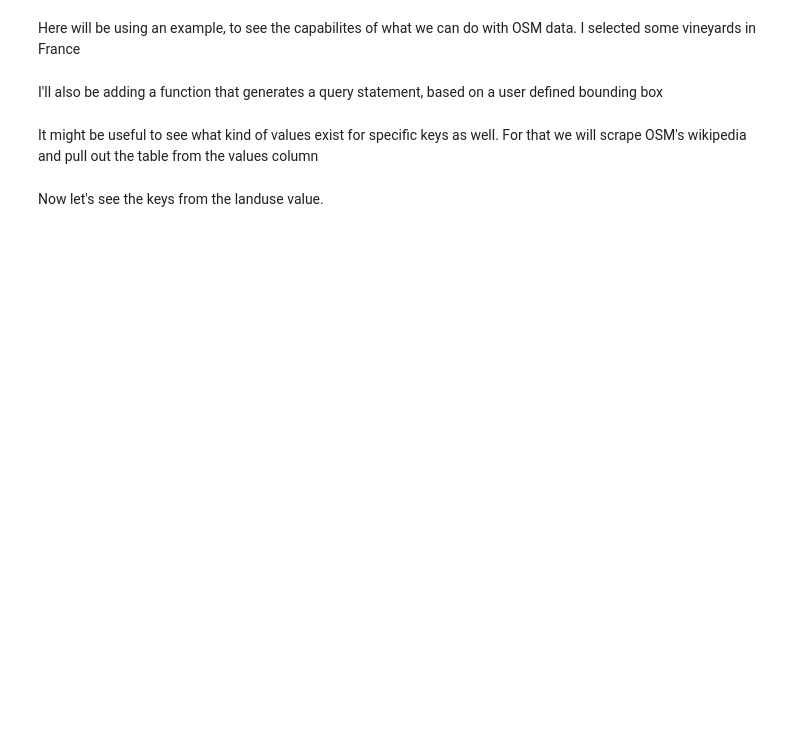
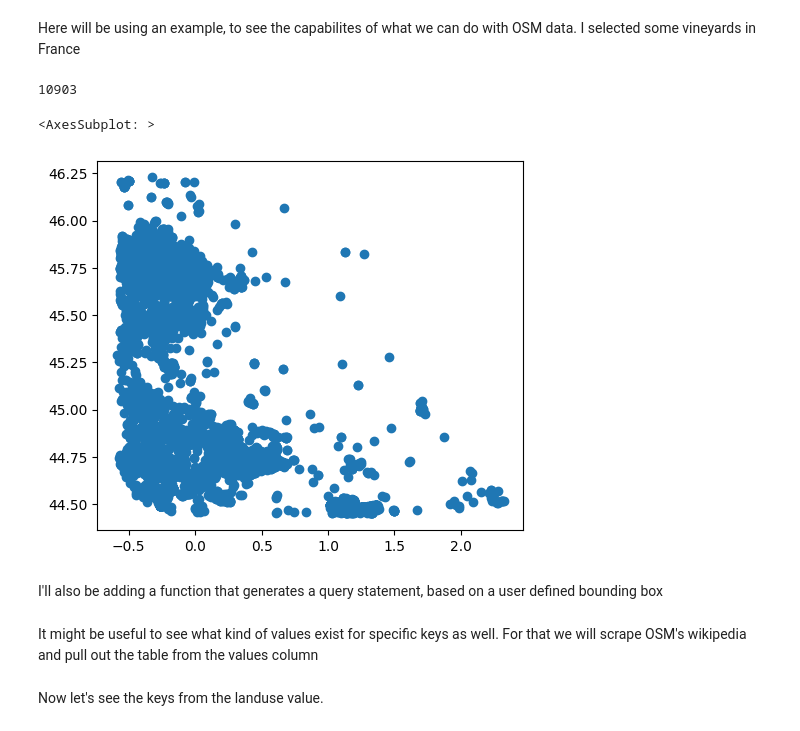
Before and after one commit to brunohlopez/machineLearning, a Jupyter notebook: geospatial/osm/overpass_turbo_query.ipynb, the cells around one changed output. Cells and saved outputs as stored; diff of their text form; code cells hidden in the pictures; blank space fills up the shorter version.

```diff
--- a/geospatial/osm/overpass_turbo_query.ipynb
+++ b/geospatial/osm/overpass_turbo_query.ipynb
@@ -24,0 +50,8 @@ out center;
+# %%
+import_json= gpd.read_file(r'C:\Users\brunolopez\mldata\osm\vineyard_france.geojson') #reads in the geojson file
+# %%
+geometry_for = import_json['geometry'] #gets the geometry of all Areas, Multipolyogn and Points
+id_num_for = import_json['id'] #returns the id tht was used
+len(geometry_for)
+# %% [output]
+10903
@@ -25,3 +60,8 @@ out center;
+# %%
+geometry_for.plot()
+# %% [output]
+<AxesSubplot: >
+[figure, added]
 # %% [markdown]
 I'll also be adding a function that generates a query statement, based on a user defined bounding box
 # %%
```
Also changed, not shown: parts of 22 cells of this notebook.
